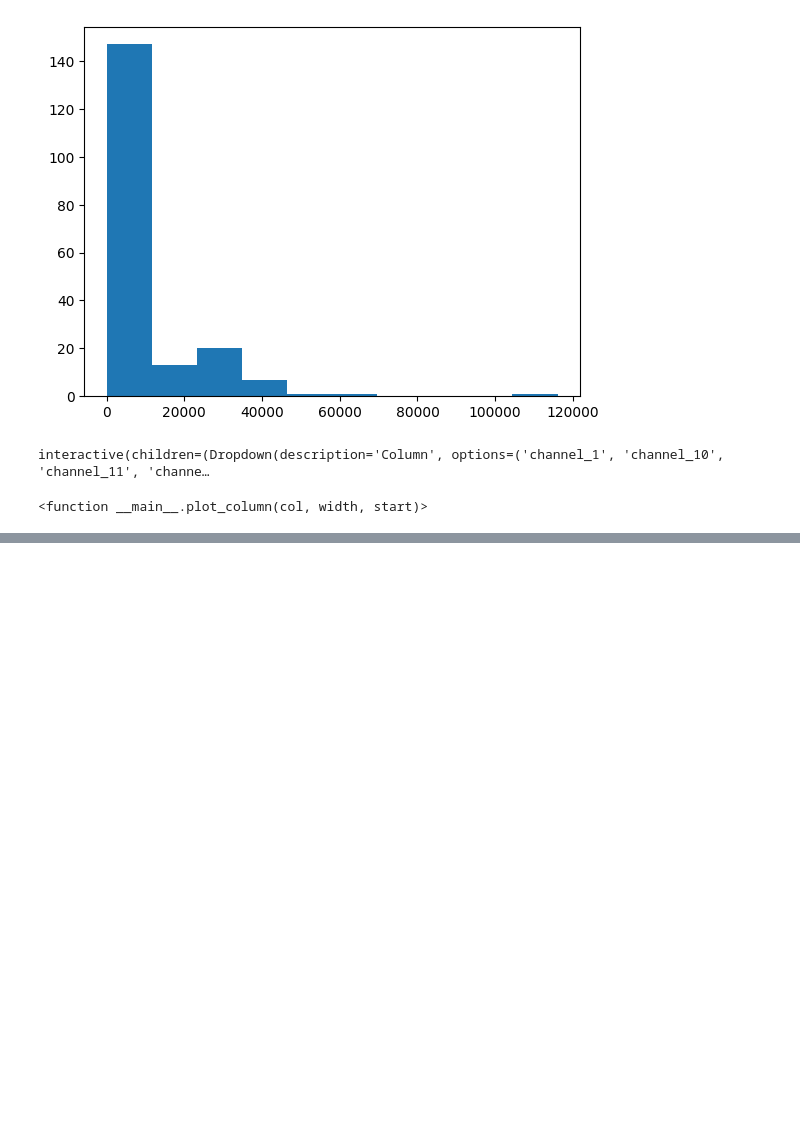
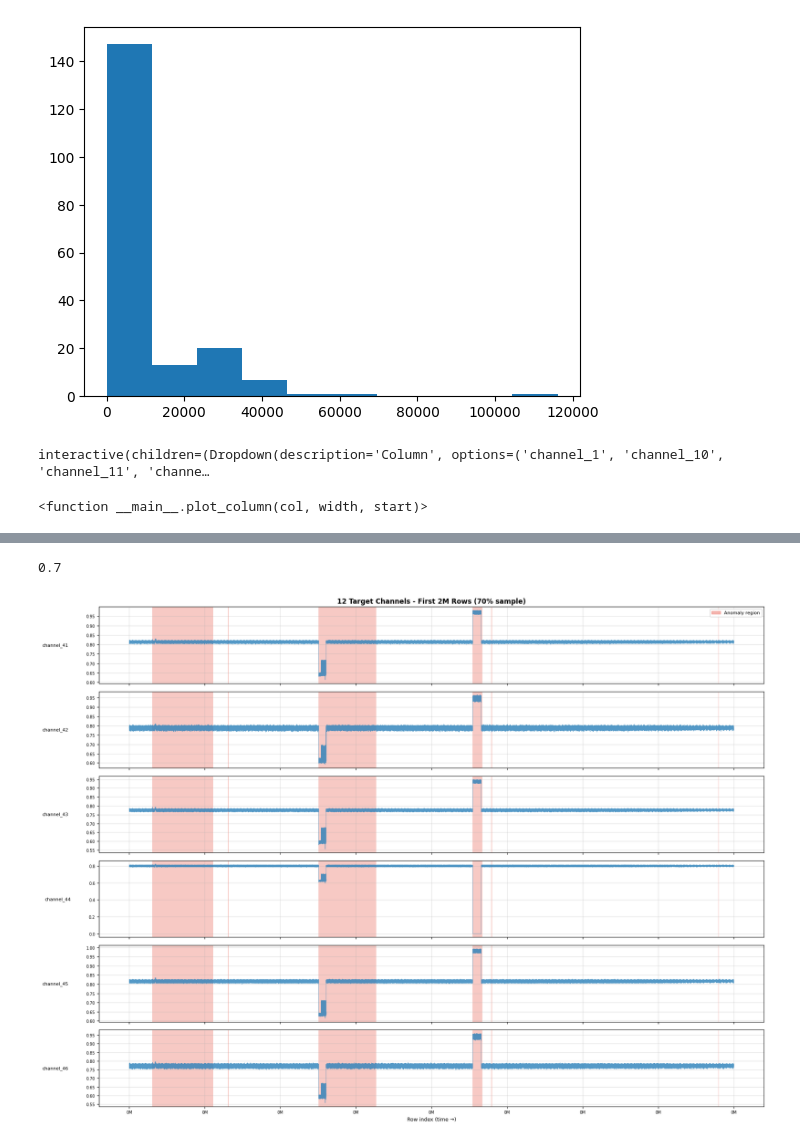
Before and after one commit to alexfederolf/sentinel, a Jupyter notebook: notebooks/eda_ekaterina.ipynb, the cells around one changed output, grey strips where cells are left out. Saved outputs shown, nothing was run; the diff lists cells and outputs as text; code cells hidden in the pictures; blank space fills up the shorter version.

```diff
--- a/notebooks/eda_ekaterina.ipynb
+++ b/notebooks/eda_ekaterina.ipynb
@@ -121,0 +177,5 @@ binary_features = ['telecommand_244',
+# %%
+plot_with_anomaly(OVERVIEW_CHANNELS, 100_000, 500_000)
+# %% [output]
+0.7
+[figure, added]
```
Also changed, not shown: parts of 10 cells of this notebook, 1 other file.
